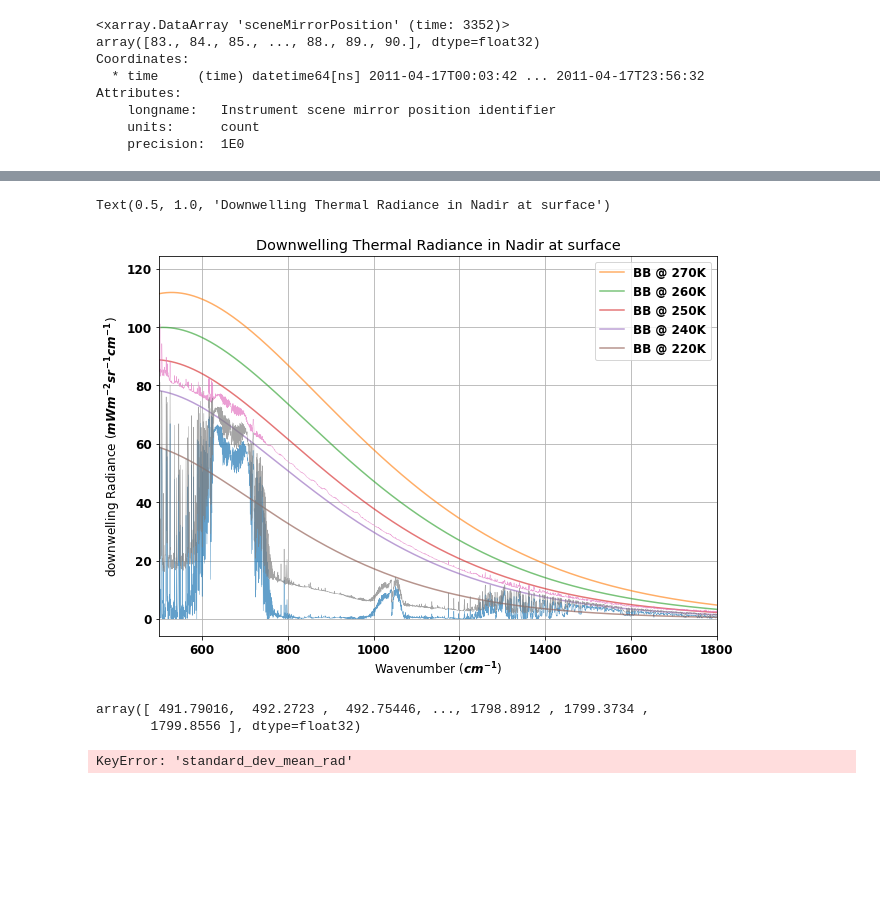
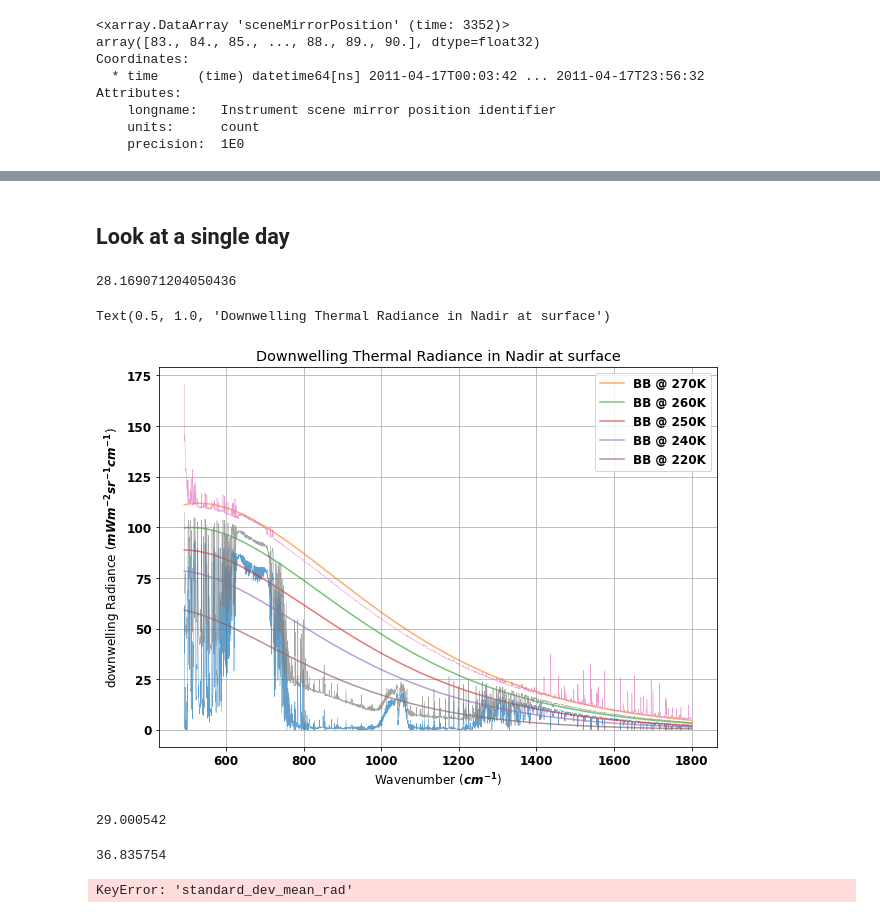
Before and after one commit to costachris/arctic_surface_forcing, a Jupyter notebook: rad_transfer_python/summit_aeri.ipynb, the cells around one changed output, grey strips where cells are left out. Drawn from its saved outputs; the diff is of its cells as text; code cells hidden in the pictures; blank space fills up the shorter version.

```diff
--- a/rad_transfer_python/summit_aeri.ipynb
+++ b/rad_transfer_python/summit_aeri.ipynb
@@ -14,6 +14,10 @@ from matplotlib.font_manager import FontProperties
 # from simulate_radiances_utils import *
 %run simulate_radiances_utils.py
 import urllib
+# %%
+all_times = pd.date_range(start = '2011-01-01 1:30:00',
+                          end = '2016-01-01 1:30:00',
+                          freq = '3H')
 # %%
 data_dir =  '/net/fluo/data2/groupMembers/cchristo/'
 raw_aeri_data_dir = data_dir + 'aeri/aeri_noise_filtered/summit/'
@@ -20,5 +25,5 @@ raw_aeri_data_dir = data_dir + 'aeri/aeri_noise_filtered/summit/'
 # %%
-file_paths = os.listdir(raw_aeri_data_dir)
+file_paths = sorted(os.listdir(raw_aeri_data_dir))
 # %%
 ds_i = xr.open_dataset(raw_aeri_data_dir + file_paths[300])
 ds_i_time = ds_i.isel(time = 0)
@@ -79,0 +57,10 @@ Attributes:
+# %%
+def preprocess_spectra_ds(ds):
+    try:
+#         time_offset = ds['time_offset']
+        time_offset = ds['Time_UTC_hours']
+        ds_subset = ds['mean_rad'].to_dataset()
+        ds_subset = ds_subset.assign_coords({'time':time_offset})
+    except:
+        print('Failed')
+    return ds_subset
@@ -121,5 +146,0 @@ Attributes:
-# %%
-ds_i = xr.open_mfdataset(file_paths_sub,
-                         combine = 'by_coords',
-                         concat_dim = 'time',
-                         preprocess=preprocess_spectra_ds)
@@ -126,3 +189,5 @@ ds_i = xr.open_mfdataset(file_paths_sub,
+# %% [markdown]
+## Look at a single day
 # %%
 ds_i_nan = ds_i.where(ds_i > 0, np.nan)
 ds_i_time_max = ds_i_nan.max('time')
@@ -133,43 +198,57 @@ plt.figure(figsize = (10,7))
 # ds_i
 k_grid = ds_i_time['wnum'].values
 rad = ds_i_time_min['mean_rad'].values
+ds_i.isel(time = 0)
 plt.plot(k_grid, rad, linewidth = 0.5, alpha=0.7)
 
 
 
 wavenum_m = k_grid*1e2
 W_m_mW_cm = 1e2*1e3
 plt.plot(k_grid, W_m_mW_cm*planck_wavenumber(wavenum_m,270),label='BB @ 270K',alpha=0.63)
 plt.plot(k_grid, W_m_mW_cm*planck_wavenumber(wavenum_m,260),label='BB @ 260K',alpha=0.63)
 plt.plot(k_grid, W_m_mW_cm*planck_wavenumber(wavenum_m,250),label='BB @ 250K',alpha=0.63)
 plt.plot(k_grid, W_m_mW_cm*planck_wavenumber(wavenum_m,240),label='BB @ 240K',alpha=0.63)
 plt.plot(k_grid, W_m_mW_cm*planck_wavenumber(wavenum_m,220),label='BB @ 220K',alpha=0.63)
 plt.legend(loc=0)
 
 k_grid = ds_i_time['wnum'].values
 rad = ds_i_time_max['mean_rad'].values
 plt.plot(k_grid, rad, linewidth = 0.5,alpha=0.7)
 
 
+
 k_grid = ds_i_time['wnum'].values
 rad = ds_i_time_median['mean_rad'].values
 plt.plot(k_grid, rad, linewidth = 0.5,alpha=0.7)
 
+
+print(compute_mean_rad_800_band(rad,
+                          nu = k_grid))
+
 # plt.xlim((491,1799))
-plt.xlim((500, 1800))
+# plt.xlim((500, 1800))
+# plt.xlim([790, 810])
 
 plt.grid()
 plt.xlabel('Wavenumber ($cm^{-1}$)')
 plt.ylabel(r'downwelling Radiance ($mW m^{-2} sr^{-1} cm^{-1}$)')
 plt.title('Downwelling Thermal Radiance in Nadir at surface')
 # %% [output]
-Text(0.5, 1.0, 'Downwelling Thermal Radiance in Nadir at surface')
+28.169071204050436
+Text(0.5, 1.0, 'Downwelling Thermal Radiance in Nadir at surface')
-[figure, old version]
+[figure, new version]
+# %%
+compute_mean_rad_800_band(W_m_mW_cm*planck_wavenumber(wavenum_m,215),
+                          nu = k_grid)
+# %% [output]
+29.000542
 # %%
 # np.diff(k_grid)
+compute_mean_rad_800_band(W_m_mW_cm*planck_wavenumber(wavenum_m,225),
+                          nu = k_grid)
 # %% [output]
-array([ 491.79016,  492.2723 ,  492.75446, ..., 1798.8912 , 1799.3734 ,
-       1799.8556 ], dtype=float32)
+36.835754
 # %%
 standard_dev_rad = ds_i_time['standard_dev_mean_rad'].values
 k_grid2 = ds_i_time['wnum2'].values
```
Also changed, not shown: parts of 22 cells of this notebook, 5 other files.
